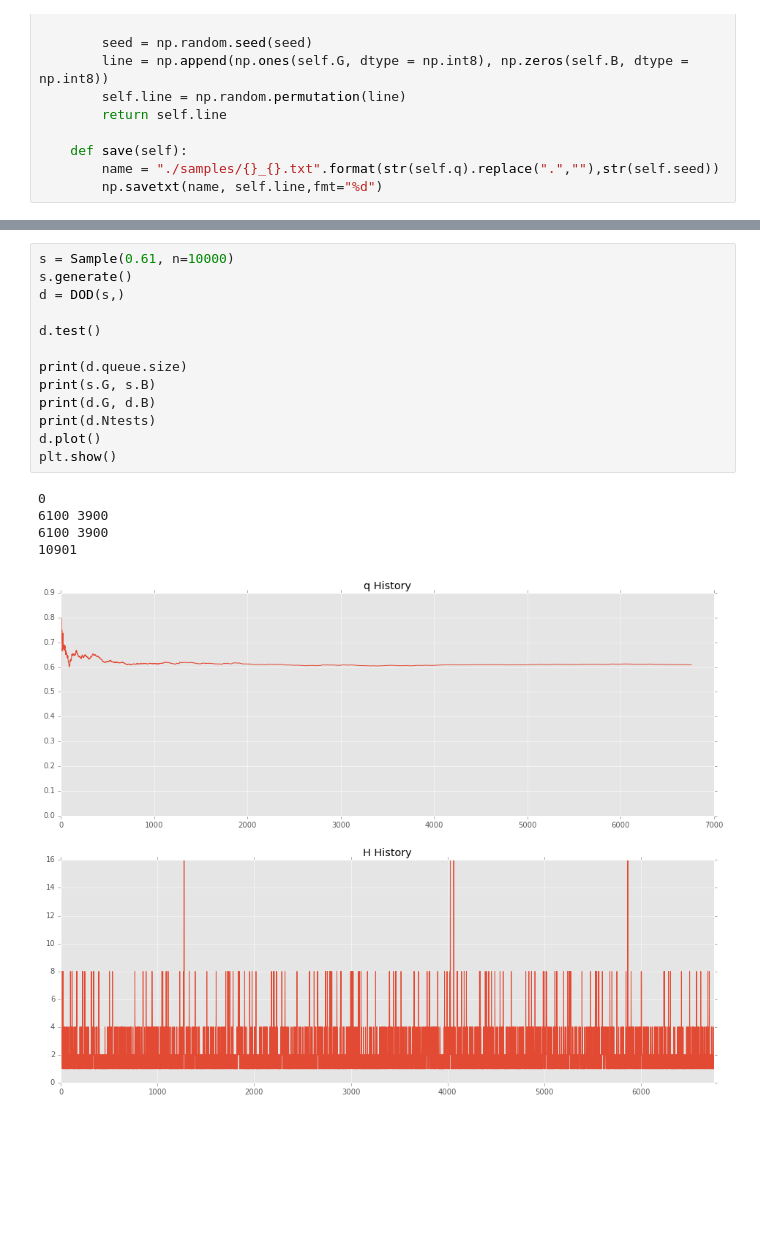
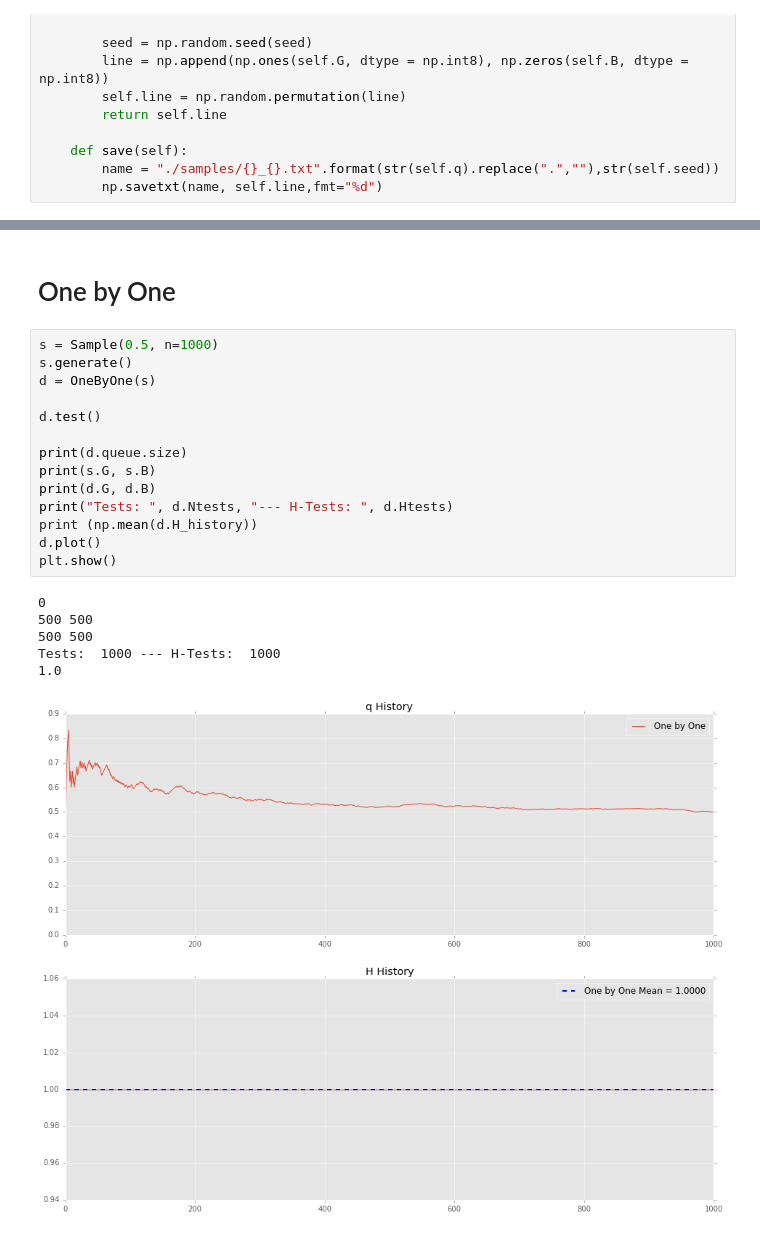
Before and after one commit to DeanLa/group_testing, a Jupyter notebook: project classes.ipynb, the cells around one changed output, grey strips where cells are left out. Cells and saved outputs as stored; diff of their text form; blank space fills up the shorter version.

```diff
--- a/project classes.ipynb
+++ b/project classes.ipynb
@@ -89,19 +221,23 @@ class DOD(Strategy):
+# %% [markdown]
+# One by One
 # %%
-s = Sample(0.61, n=10000)
+s = Sample(0.5, n=1000)
 s.generate()
-d = DOD(s,)
+d = OneByOne(s)
 
 d.test()
 
 print(d.queue.size)
 print(s.G, s.B)
 print(d.G, d.B)
-print(d.Ntests)
+print("Tests: ", d.Ntests, "--- H-Tests: ", d.Htests)
+print (np.mean(d.H_history))
 d.plot()
 plt.show()
 # %% [output]
 0
-6100 3900
-6100 3900
-10901
+500 500
+500 500
+Tests:  1000 --- H-Tests:  1000
+1.0
-[figure, old version]
+[figure, new version]
```
Also changed, not shown: parts of 8 cells of this notebook, 1 other file.
